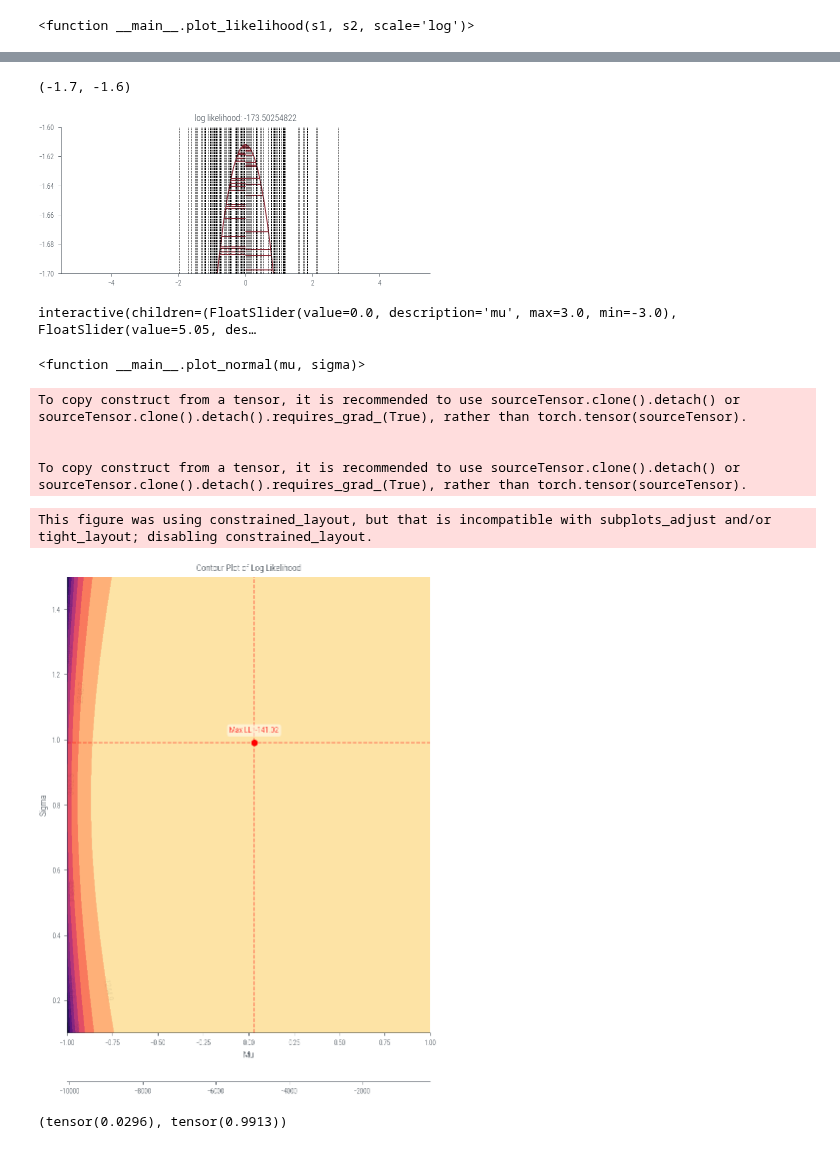
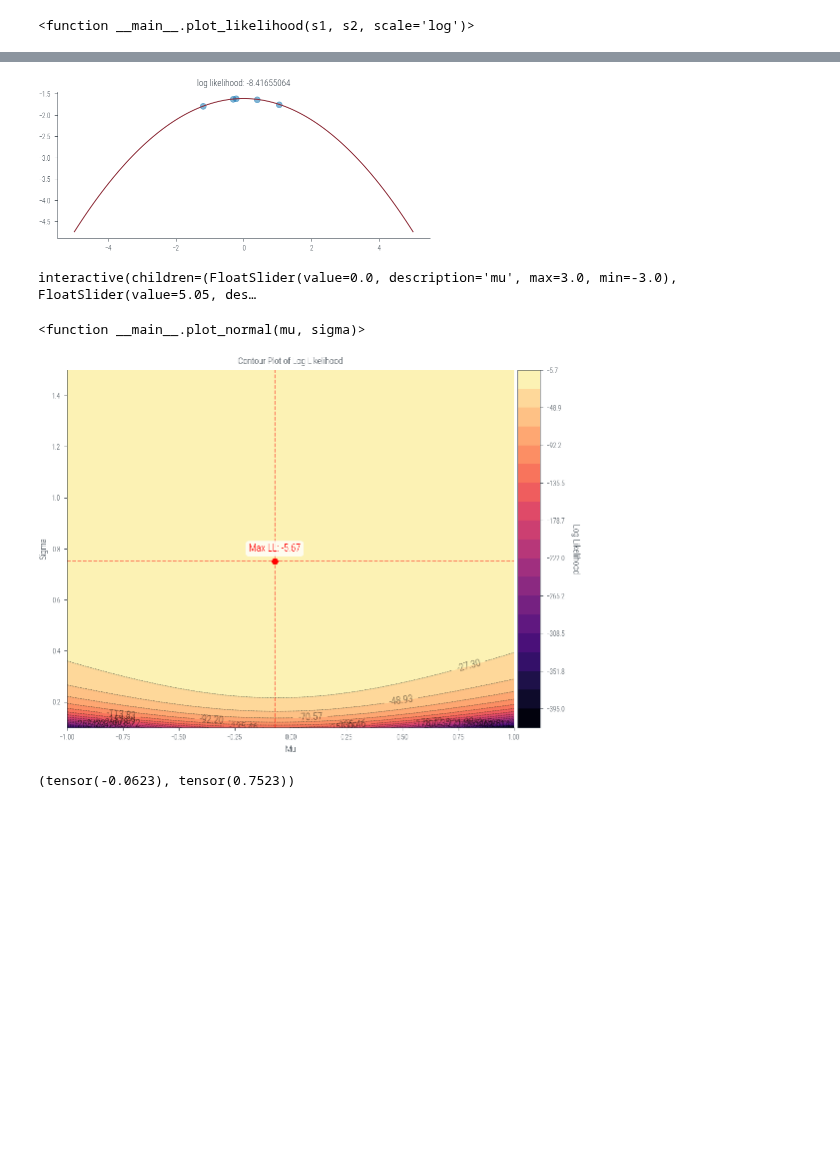
Before and after one commit to nipunbatra/pml-teaching, a Jupyter notebook: notebooks/mle-univariate.ipynb, the cells around one changed output, grey strips where cells are left out. Cells and saved outputs as stored; diff of their text form; code cells hidden in the pictures; blank space fills up the shorter version.

```diff
--- a/notebooks/mle-univariate.ipynb
+++ b/notebooks/mle-univariate.ipynb
@@ -264,7 +264,7 @@ interactive(children=(IntSlider(value=50, description='s1'), IntSlider(value=50,
 # %%
 # Let us now consider some N points from a univariate Gaussian distribution with mean 0 and variance 1.
 
-N = 100
+N = 5
 torch.manual_seed(2)
 samples = torch.distributions.Normal(0, 1).sample((N,))
 samples
@@ -311,10 +294,9 @@ def plot_normal(mu, sigma):
     plt.title(f'log likelihood: {loglik:.8f}')
 # %%
 plot_normal(0, 2)
-plt.ylim(-1.7, -1.6)
+#plt.ylim(-1.7, -1.6)
 # %% [output]
-(-1.7, -1.6)
-[figure, old version]
+[figure, new version]
 # %%
 interact(plot_normal, mu=(-3.0, 3.0), sigma=(0.1, 10))
 # %% [output]
@@ -333,60 +315,58 @@ def get_lls(mus, sigmas):
 mus = torch.linspace(-1, 1, 100)
 sigmas = torch.linspace(0.1, 1.5, 100)
 lls = get_lls(mus, sigmas)
-# %% [output]
-To copy construct from a tensor, it is recommended to use sourceTensor.clone().detach() or sourceTensor.clone().detach().requires_grad_(True), rather than torch.tensor(sourceTensor).
-
-
-To copy construct from a tensor, it is recommended to use sourceTensor.clone().detach() or sourceTensor.clone().detach().requires_grad_(True), rather than torch.tensor(sourceTensor).
 # %%
+from mpl_toolkits.axes_grid1 import make_axes_locatable
+
 def plot_lls(mus, sigmas, lls):
-    fig, (ax1, ax2) = plt.subplots(2, 1, gridspec_kw={'height_ratios': [10, 1]}, figsize=(6, 8))
+    fig, ax1 = plt.subplots(figsize=(8, 6))
 
-    X, Y = torch.meshgrid(mus, sigmas)
+    X, Y = np.meshgrid(mus, sigmas)
 
-    max_indices = torch.argmax(lls)
-    max_row, max_col = max_indices // len(sigmas), max_indices % len(sigmas)
-    max_mu = mus[max_row]
-    max_sigma = sigmas[max_col]
-    max_loglik = lls[max_row, max_col]
+    max_indices = np.unravel_index(np.argmax(lls), lls.shape)
+    max_mu = mus[max_indices[1]]
+    max_sigma = sigmas[max_indices[0]]
+    max_loglik = lls[max_indices]
 
     # Define levels with increasing granularity
-    levels_low = np.linspace(lls.min(), max_loglik, 10)
-    levels_high = np.linspace(max_loglik + 0.01, lls.max(), 50)  # Adding a small value to prevent duplicates
-    levels = np.unique(np.concatenate([levels_low, levels_high]))
+    levels_low = np.linspace(lls.min(), max_loglik, 20)
+    levels_high = np.linspace(max_loglik + 0.001, lls.max(), 10)  # Adding a small value to prevent duplicates
+    levels = levels_low
 
+    # Plot the contour filled plot
     contour = ax1.contourf(X, Y, lls.T, levels=levels, cmap='magma')
+
     # Plot the contour lines
-    contour_lines = ax1.contour(X, Y, lls.T, levels=levels, colors='black', linewidths=0.1, alpha=0.1)
+    contour_lines = ax1.contour(X, Y, lls.T, levels=levels, colors='black', linewidths=0.5, alpha=0.6)
 
     # Add contour labels
-    ax1.clabel(contour_lines, inline=True, fontsize=8, colors='black', fmt='%1.1f')
-
-    # Code for imshow
-    Z = lls.T
-    im = ax2.imshow(Z, extent=[mus.min(), mus.max(), sigmas.min(), sigmas.max()], origin='lower', cmap='RdGy')
-    plt.colorbar(im, cax=ax2, orientation='horizontal', pad=0.05)
-    ax2.set_aspect('equal', adjustable='box')  # Set aspect ratio
+    ax1.clabel(contour_lines, inline=True, fontsize=10, colors='black', fmt='%1.2f')
 
     ax1.set_xlabel('Mu')
     ax1.set_ylabel('Sigma')
     ax1.set_title('Contour Plot of Log Likelihood')
 
+    # Add maximum log likelihood point as scatter on the contour plot
     ax1.scatter([max_mu], [max_sigma], color='red', marker='o', label='Maximum Log Likelihood')
-    ax1.annotate(f'Max LL: {max_loglik:.2f}', (max_mu, max_sigma), textcoords="offset points", xytext=(0,10), ha='center', fontsize=8, color='red', bbox=dict(facecolor='white', alpha=0.5, edgecolor='none', boxstyle='round,pad=0.3'))
+    ax1.annotate(f'Max LL: {max_loglik:.2f}', (max_mu, max_sigma), textcoords="offset points", xytext=(0,10), ha='center', fontsize=10, color='red', bbox=dict(facecolor='white', alpha=0.8, edgecolor='none', boxstyle='round,pad=0.3'))
 
     ax1.axvline(max_mu, color='red', linestyle='--', alpha=0.5)
     ax1.axhline(max_sigma, color='red', linestyle='--', alpha=0.5)
+
+    # Create colorbar outside the plot
+    divider = make_axes_locatable(ax1)
+    cax = divider.append_axes("right", size="5%", pad=0.05)
+    cbar = plt.colorbar(contour, cax=cax)
+    cbar.set_label('Log Likelihood', rotation=270, labelpad=15)
 
     plt.tight_layout()
     plt.show()
 
 plot_lls(mus, sigmas, lls)
 # %% [output]
-This figure was using constrained_layout, but that is incompatible with subplots_adjust and/or tight_layout; disabling constrained_layout.
-[figure, old version]
+[figure, new version]
 # %%
 samples.mean(), samples.std(correction=0)
 # %% [output]
-(tensor(0.0296), tensor(0.9913))
+(tensor(-0.0623), tensor(0.7523))
 # %%
```
Also changed, not shown: parts of 7 cells of this notebook, 5 other files.
